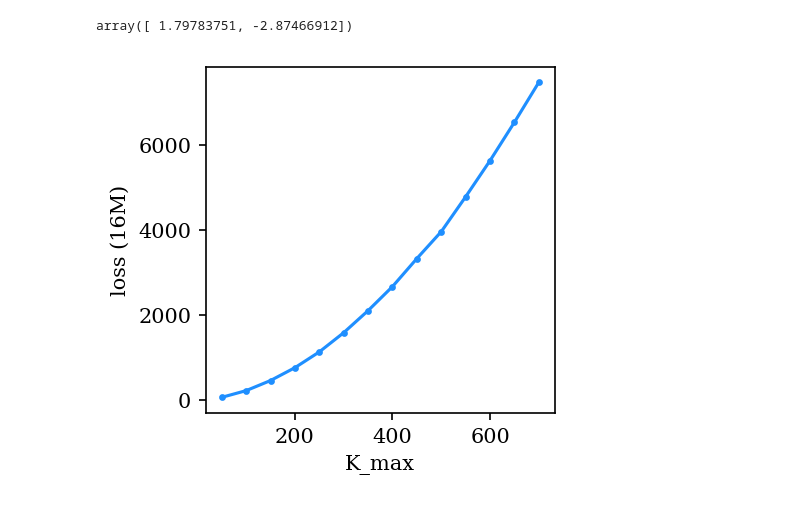
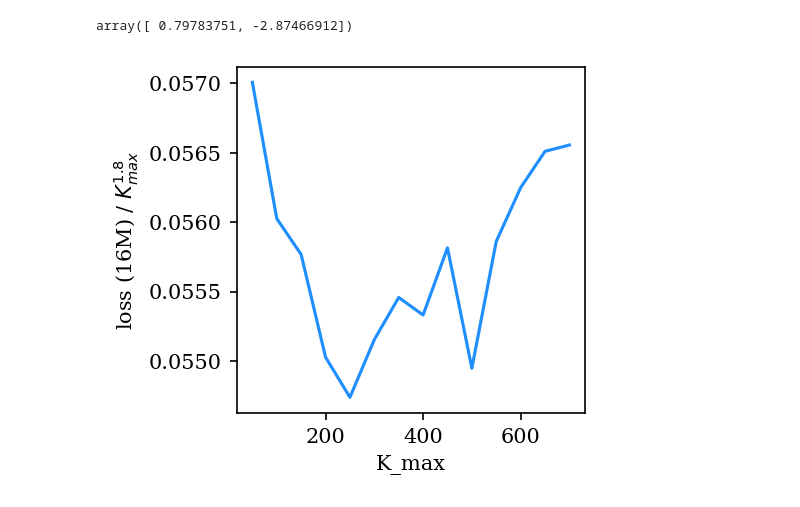
Before and after one commit to khoruzhii/cayleypy-cube, a Jupyter notebook: notebooks/read-loss.ipynb, the cells around one changed output. Cells and saved outputs as stored; diff of their text form; code cells hidden in the pictures.

```diff
--- a/notebooks/read-loss.ipynb
+++ b/notebooks/read-loss.ipynb
@@ -37,6 +37,6 @@ for j in range(14):
 X = np.array(X)
 Y = np.array(Y)
 # %%
-np.polyfit(np.log(X), np.log(Y[:, -1]), 1)
+np.polyfit(np.log(X), np.log(Y[:, -1]/X), 1)
 # %% [output]
-array([ 1.79783751, -2.87466912])
+array([ 0.79783751, -2.87466912])
@@ -43,13 +45,15 @@ array([ 1.79783751, -2.87466912])
 # %%
+x = np.linspace(min(X), max(X), 100)
 fig, ax = plt.subplots(1, 1, figsize=(3,3), dpi=150)
-ax.plot(X, Y[:, -1], color=blue)
-ax.scatter(X, Y[:, -1], color=blue, s=5)
+ax.plot(X, Y[:, -1]/X**1.8, color=blue)
+# ax.plot(X, Y[:, -1]/X - np.exp(-2.87467) * X**0.7978, color=red)
+# ax.scatter(X, Y[:, -1]/X, color=blue, s=5)
 ax.set_xlabel('K_max')
-ax.set_ylabel('loss (16M)')
+ax.set_ylabel('loss (16M) / $K_{max}^{1.8}$')
 # ax.set_xscale('log')
 # ax.set_yscale('log')
 # ax.set_xlim(10, 1_000)
 # ax.set_ylim(10, 10_000)
 plt.show()
 # %% [output]
-[figure, old version]
+[figure, new version]
```
Also changed, not shown: parts of 1 cell of this notebook, 32 other files.
